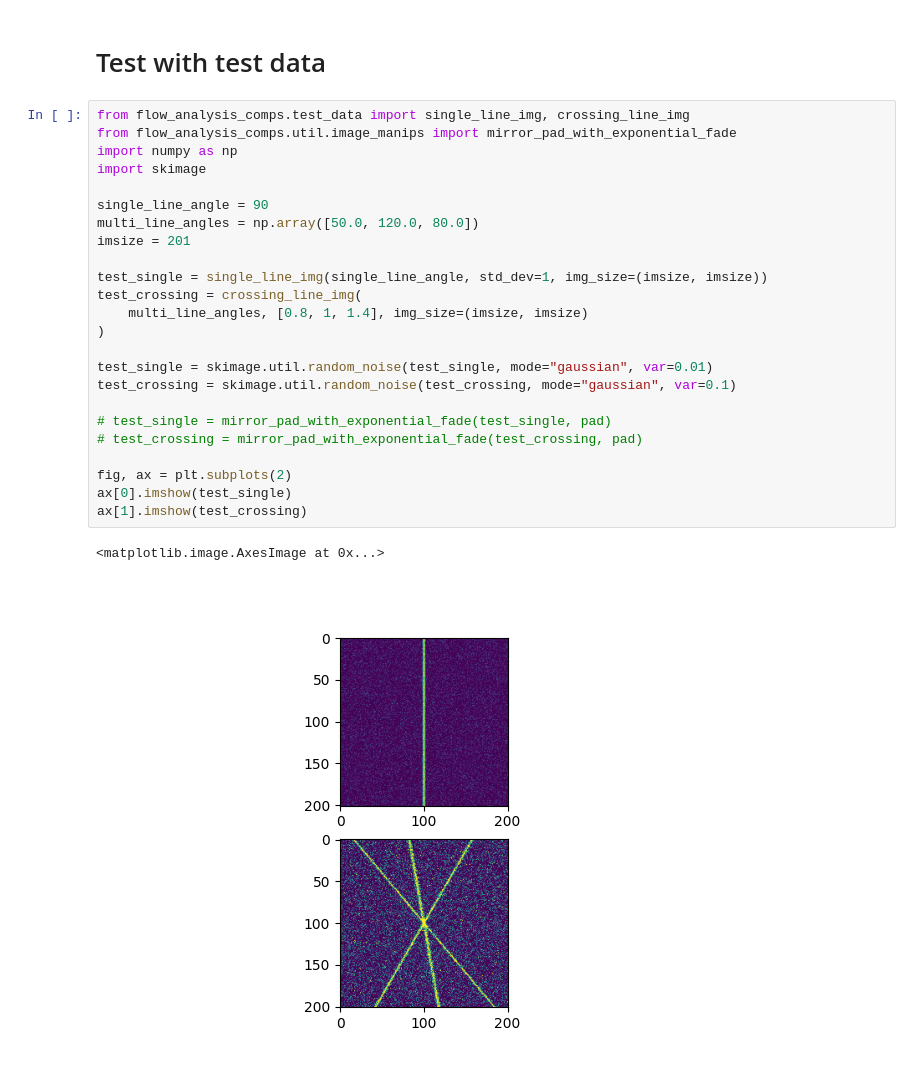
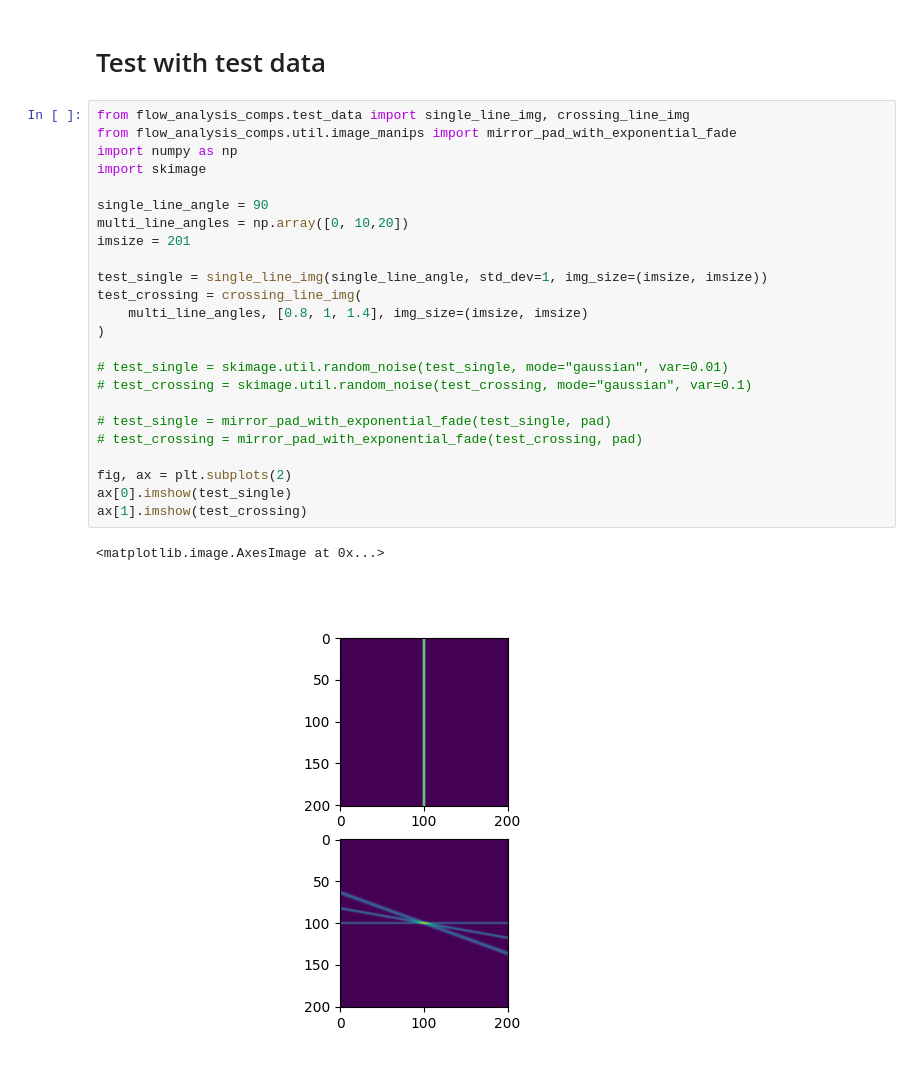
Before and after one commit to Staalduine/flow_analysis_comps, a Jupyter notebook: notebooks/run_AOS.ipynb, the cells around one changed output. Cells and saved outputs as stored; diff of their text form.

Commit message:
optimized multi-ori

```diff
--- a/notebooks/run_AOS.ipynb
+++ b/notebooks/run_AOS.ipynb
@@ -57,28 +86,28 @@ AOS_viz.demo_image(AOS_manager)
 # %%
 from flow_analysis_comps.test_data import single_line_img, crossing_line_img
 from flow_analysis_comps.util.image_manips import mirror_pad_with_exponential_fade
 import numpy as np
 import skimage
 
 single_line_angle = 90
-multi_line_angles = np.array([50.0, 120.0, 80.0])
+multi_line_angles = np.array([0, 10,20])
 imsize = 201
 
 test_single = single_line_img(single_line_angle, std_dev=1, img_size=(imsize, imsize))
 test_crossing = crossing_line_img(
     multi_line_angles, [0.8, 1, 1.4], img_size=(imsize, imsize)
 )
 
-test_single = skimage.util.random_noise(test_single, mode="gaussian", var=0.01)
-test_crossing = skimage.util.random_noise(test_crossing, mode="gaussian", var=0.1)
+# test_single = skimage.util.random_noise(test_single, mode="gaussian", var=0.01)
+# test_crossing = skimage.util.random_noise(test_crossing, mode="gaussian", var=0.1)
 
 # test_single = mirror_pad_with_exponential_fade(test_single, pad)
 # test_crossing = mirror_pad_with_exponential_fade(test_crossing, pad)
 
 fig, ax = plt.subplots(2)
 ax[0].imshow(test_single)
 ax[1].imshow(test_crossing)
 # %% [output]
 <matplotlib.image.AxesImage at 0x...>
-[figure, old version]
+[figure, new version]
 # %%
```
Also changed, not shown: parts of 15 cells of this notebook, 4 other files.
